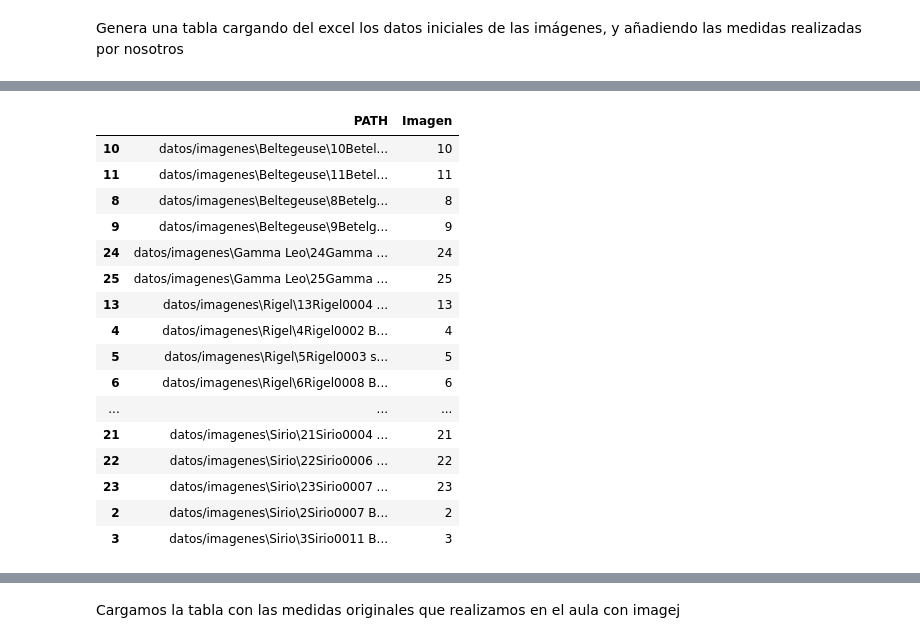
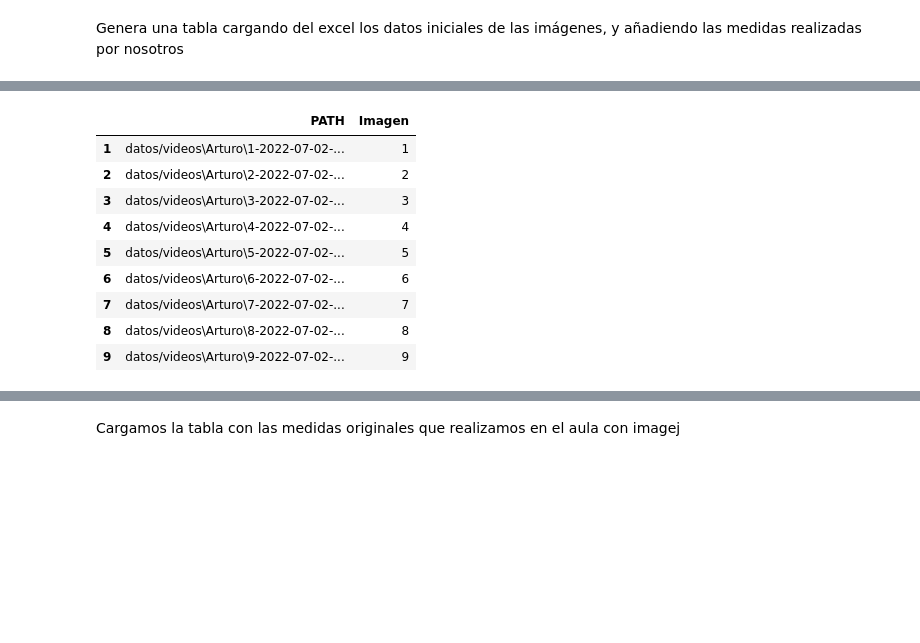
Before and after one commit to ivianrr/interferometry-paper, a Jupyter notebook: 01-tabla.ipynb, the cells around one changed output, grey strips where cells are left out. Cells and saved outputs as stored; diff of their text form; code cells hidden in the pictures; blank space fills up the shorter version.

```diff
--- a/01-tabla.ipynb
+++ b/01-tabla.ipynb
@@ -88,30 +81,23 @@ dtype: object
 # %%
 names=[]
 ims=[]
-for name in glob.glob('datos/imagenes/*/*.tif'):
+for name in glob.glob('datos/videos/*/*.avi'):
     names.append(name)
     ims.append(int(re.search('\d+', name.split('\\')[-1])[0]))
 
 paths=pd.DataFrame({'PATH':names,'Imagen':ims},index=ims)
 paths
 # %% [output]
 |  | PATH | Imagen |
-| 10 | datos/imagenes\Beltegeuse\10Betel... | 10 |
-| 11 | datos/imagenes\Beltegeuse\11Betel... | 11 |
-| 8 | datos/imagenes\Beltegeuse\8Betelg... | 8 |
-| 9 | datos/imagenes\Beltegeuse\9Betelg... | 9 |
-| 24 | datos/imagenes\Gamma Leo\24Gamma ... | 24 |
-| 25 | datos/imagenes\Gamma Leo\25Gamma ... | 25 |
-| 13 | datos/imagenes\Rigel\13Rigel0004 ... | 13 |
-| 4 | datos/imagenes\Rigel\4Rigel0002 B... | 4 |
-| 5 | datos/imagenes\Rigel\5Rigel0003 s... | 5 |
-| 6 | datos/imagenes\Rigel\6Rigel0008 B... | 6 |
-| ... | ... | ... |
-| 21 | datos/imagenes\Sirio\21Sirio0004 ... | 21 |
-| 22 | datos/imagenes\Sirio\22Sirio0006 ... | 22 |
-| 23 | datos/imagenes\Sirio\23Sirio0007 ... | 23 |
-| 2 | datos/imagenes\Sirio\2Sirio0007 B... | 2 |
-| 3 | datos/imagenes\Sirio\3Sirio0011 B... | 3 |
+| 1 | datos/videos\Arturo\1-2022-07-02-... | 1 |
+| 2 | datos/videos\Arturo\2-2022-07-02-... | 2 |
+| 3 | datos/videos\Arturo\3-2022-07-02-... | 3 |
+| 4 | datos/videos\Arturo\4-2022-07-02-... | 4 |
+| 5 | datos/videos\Arturo\5-2022-07-02-... | 5 |
+| 6 | datos/videos\Arturo\6-2022-07-02-... | 6 |
+| 7 | datos/videos\Arturo\7-2022-07-02-... | 7 |
+| 8 | datos/videos\Arturo\8-2022-07-02-... | 8 |
+| 9 | datos/videos\Arturo\9-2022-07-02-... | 9 |
 # %%
 df2=df.join(paths)
 df2
```
Also changed, not shown: parts of 6 cells of this notebook.
